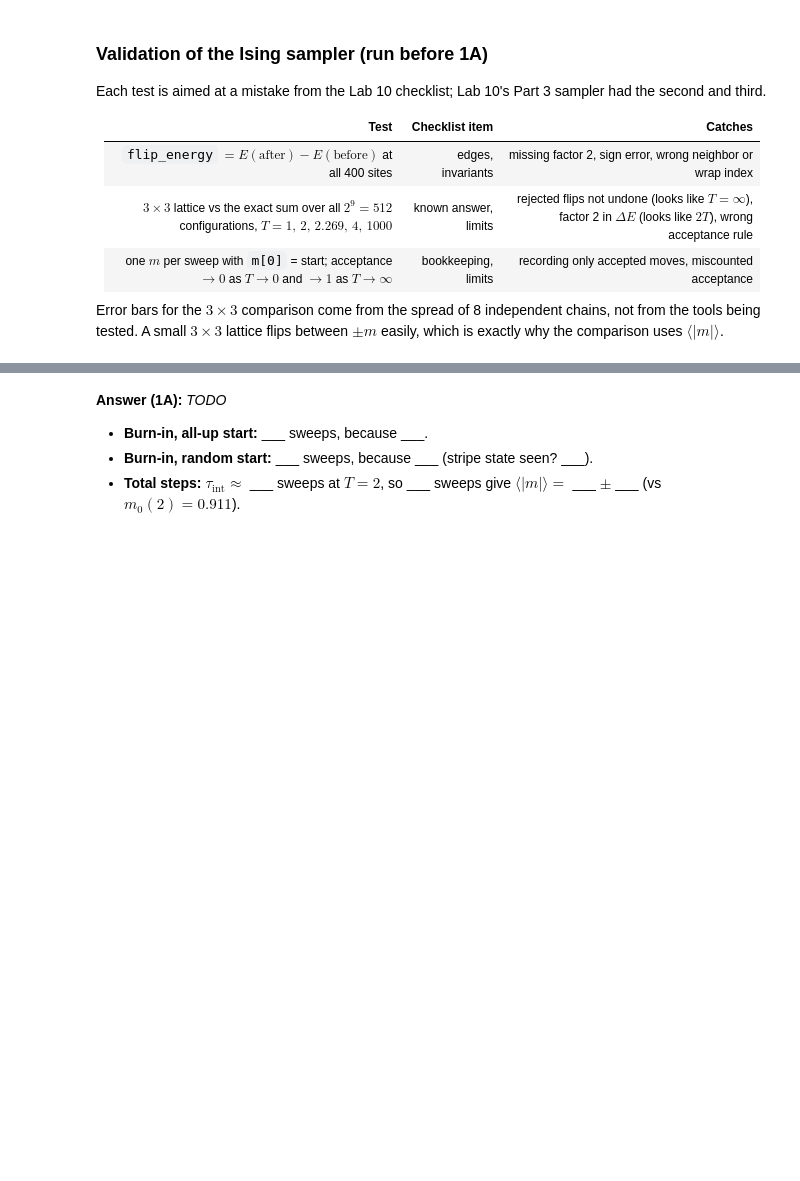
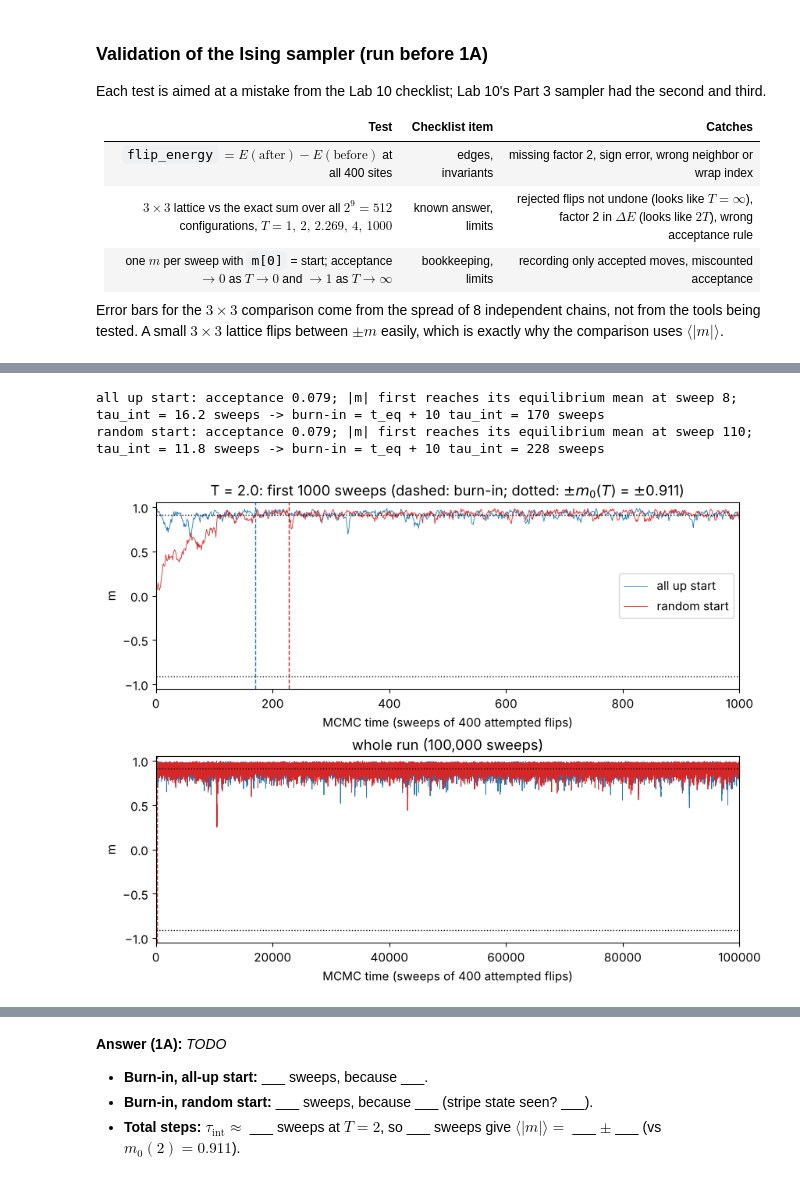
Before and after one commit to nguyentamphuc08/PHYS-242-HW-2, a Jupyter notebook: Assignment 3/Assignment 3 Homework.ipynb, the cells around one changed output, grey strips where cells are left out. Saved outputs shown, nothing was run; the diff lists cells and outputs as text; code cells hidden in the pictures; blank space fills up the shorter version.

```diff
--- a/Assignment 3/Assignment 3 Homework.ipynb
+++ b/Assignment 3/Assignment 3 Homework.ipynb
@@ -277,7 +384,32 @@ check("T -> infinity: nearly every flip accepted, m -> 0", acc > 0.99 and abs(m[
 # %%
 T_1A = 2.0
-SWEEPS_1A = None   # TODO: choose (long enough to see both relax and to measure tau_int)
+SWEEPS_1A = 100_000                              # per start: far beyond 50 tau_int (checked in the next cell)
+runs_1A = {}
+for name, k in [("all up", 0), ("random", 1)]:
+    rng = rng_for(k)
+    m, acc = ising_sweeps(initial_spins("up" if name == "all up" else "random", rng), T_1A, SWEEPS_1A, rng)
+    burn, t_eq, tau = burn_in(np.abs(m))
+    runs_1A[name] = dict(m=m, acc=acc, burn=burn, t_eq=t_eq)
+    print(f"{name:>6} start: acceptance {acc:.3f}; |m| first reaches its equilibrium mean at sweep {t_eq}; "
+          f"tau_int = {tau:.1f} sweeps -> burn-in = t_eq + 10 tau_int = {burn} sweeps")
+BURNIN_1A = runs_1A["all up"]["burn"]           # used as the minimum burn-in in 1B (same all-up start)
 
-# TODO: run both starts (k = 0: 'up', k = 1: 'random'); plot m vs sweep for both, with yang_m0(2) as a reference line
-# TODO: mark the chosen burn-in of each run; print acceptance rates
+zoom = max(1000, 3 * max(r["burn"] for r in runs_1A.values()))
+fig, axes = plt.subplots(2, 1, figsize=(8.5, 6.5))
+for ax, last in zip(axes, (zoom, SWEEPS_1A)):
+    for (name, r), color in zip(runs_1A.items(), ("C0", "C3")):
+        ax.plot(np.arange(last + 1), r["m"][:last + 1], lw=0.6, color=color, label=f"{name} start")
+        ax.axvline(r["burn"], color=color, ls="--", lw=1)
+    for sign in (1, -1):
+        ax.axhline(sign * yang_m0(T_1A), color="k", ls=":", lw=1)
+    ax.set(xlim=(0, last), ylim=(-1.05, 1.05), xlabel="MCMC time (sweeps of 400 attempted flips)", ylabel="m")
+axes[0].set_title(f"T = {T_1A}: first {zoom} sweeps (dashed: burn-in; dotted: $\\pm m_0(T)$ = $\\pm${yang_m0(T_1A):.3f})")
+axes[1].set_title(f"whole run ({SWEEPS_1A:,} sweeps)")
+axes[0].legend(loc="center right")
+save(fig, "1A_trace")
+plt.show()
+# %% [output]
+all up start: acceptance 0.079; |m| first reaches its equilibrium mean at sweep 8; tau_int = 16.2 sweeps -> burn-in = t_eq + 10 tau_int = 170 sweeps
+random start: acceptance 0.079; |m| first reaches its equilibrium mean at sweep 110; tau_int = 11.8 sweeps -> burn-in = t_eq + 10 tau_int = 228 sweeps
+[figure, added]
 # %%
```
Also changed, not shown: parts of 24 cells of this notebook, 15 other files.
